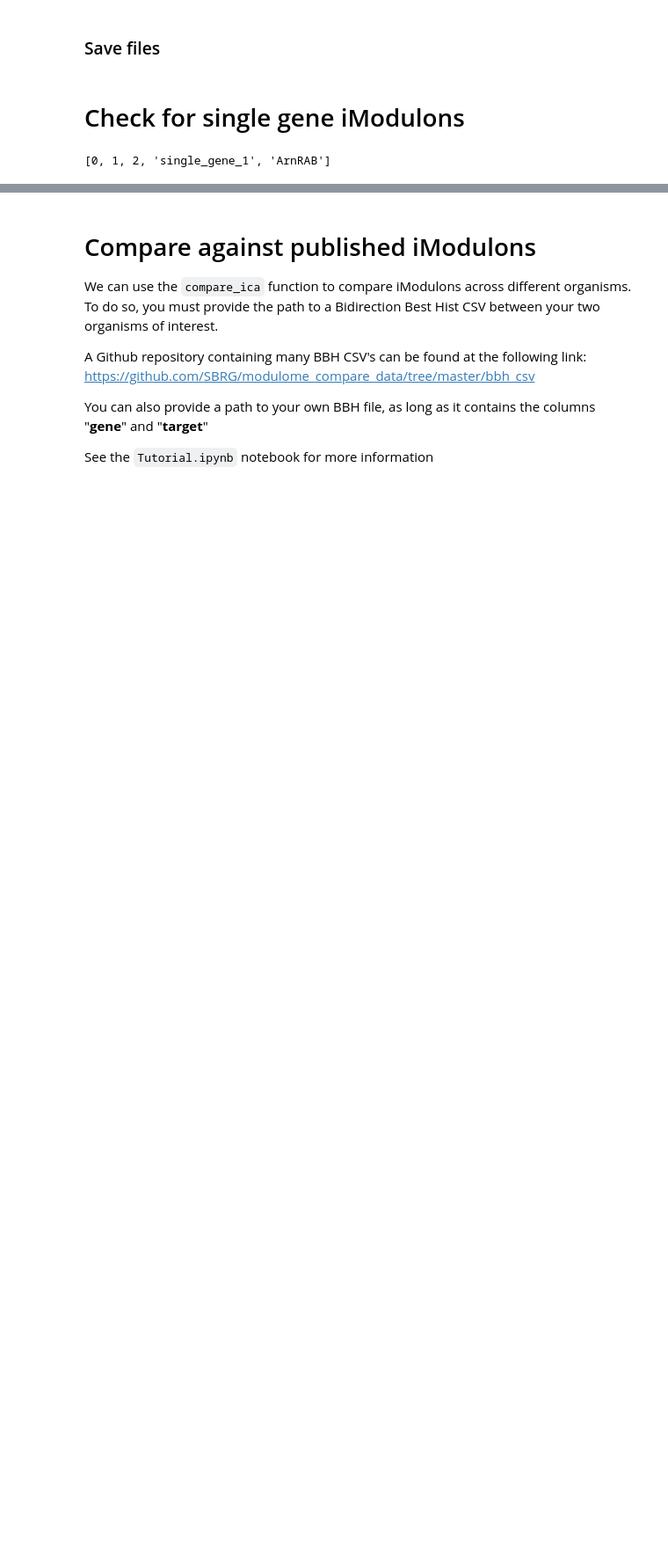
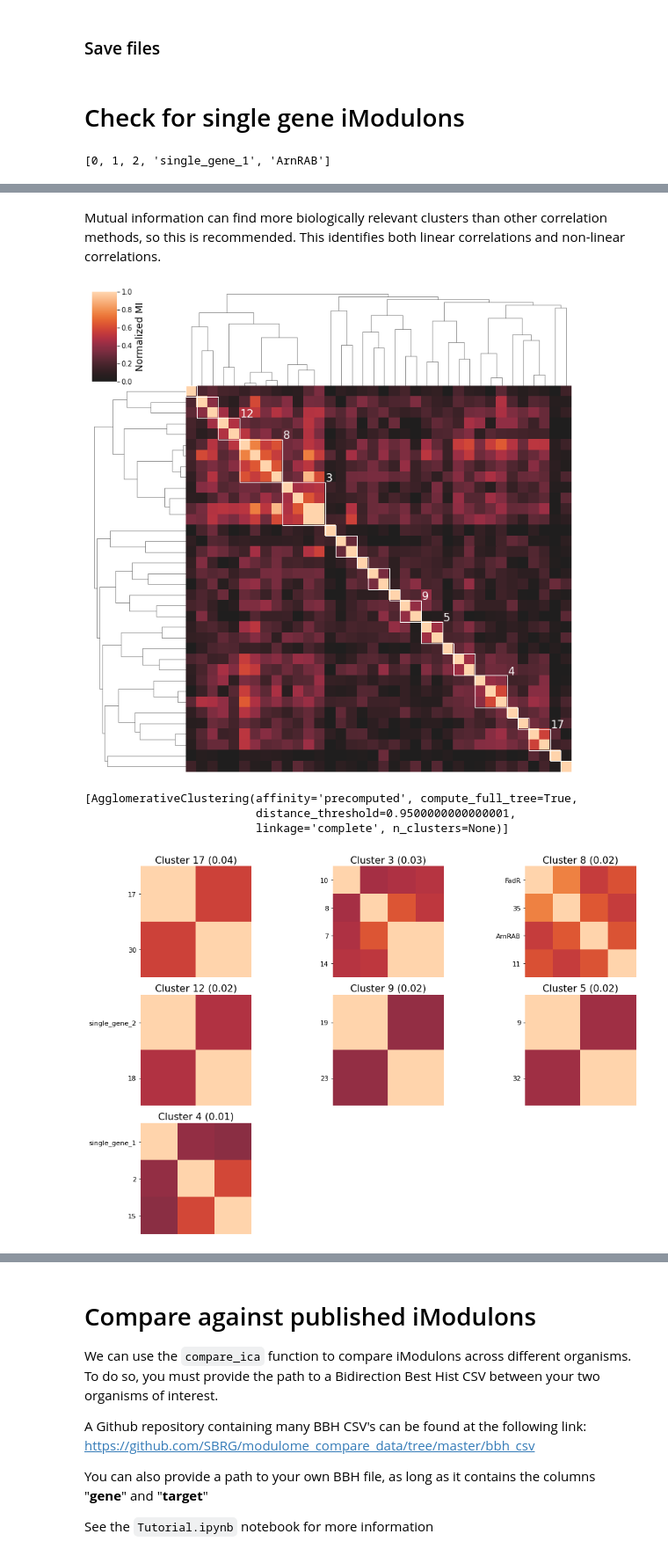
Before and after one commit to SBRG/pymodulon, a Jupyter notebook: notebooks/iModulon_characterization.ipynb, the cells around one changed output, grey strips where cells are left out. Shown at 88% size. Drawn from its saved outputs; the diff is of its cells as text; code cells hidden in the pictures; blank space fills up the shorter version.

```diff
--- a/notebooks/iModulon_characterization.ipynb
+++ b/notebooks/iModulon_characterization.ipynb
@@ -323,0 +333,10 @@ ica_data.imodulon_names[:5]
+# %% [markdown]
+Mutual information can find more biologically relevant clusters than other correlation methods, so this is recommended. This identifies both linear correlations and non-linear correlations.
+# %%
+cluster_activities(ica_data,correlation_method='mutual_info',show_best_clusters=True)
+# %% [output]
+[figure, added]
+[AgglomerativeClustering(affinity='precomputed', compute_full_tree=True,
+                         distance_threshold=0.9500000000000001,
+                         linkage='complete', n_clusters=None)]
+[figure, added]
```
Also changed, not shown: parts of 18 cells of this notebook, 1 other file.
